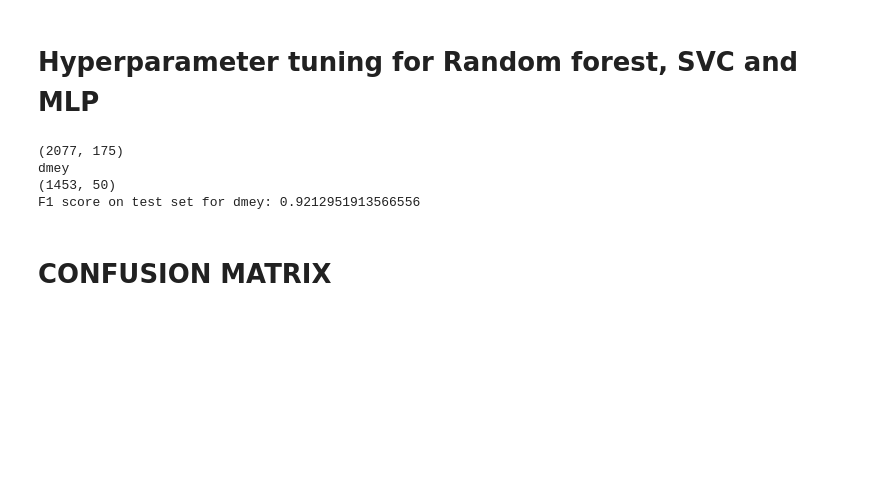
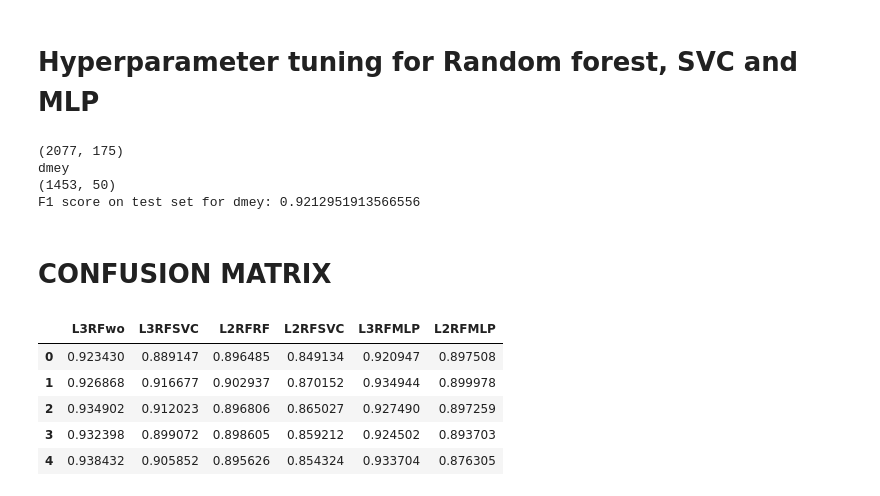
Before and after one commit to AbbasHussain72/Wavelet-featre-extraction-, a Jupyter notebook: current_wavelet_Transform_Technique.ipynb, the cells around one changed output. Drawn from its saved outputs; the diff is of its cells as text; code cells hidden in the pictures; blank space fills up the shorter version.

```diff
--- a/current_wavelet_Transform_Technique.ipynb
+++ b/current_wavelet_Transform_Technique.ipynb
@@ -1275,3 +1275,17 @@ plt.title('Confusion matrix', fontsize = 15)
 plt.ylabel('True')
 plt.xlabel('Predicted')
 plt.show()
+# %%
+#read csv to append the data and reset index
+path1 = '/content/drive/MyDrive/f1_MLPtuned.csv'
+path2 = '/content/drive/MyDrive/f1_tuned.csv'
+path3 = '/content/drive/MyDrive/f1_withoutoptimization.csv'
+
+df1 = pd.read_csv(path1,sep='\t')
+df1 = df1.drop(['Unnamed: 0'], axis = 1)
+df2 = pd.read_csv(path2,sep='\t')
+df2 = df2.drop(['Unnamed: 0'], axis = 1)
+df3 = pd.read_csv(path3,sep='\t')
+df3 = df3.drop(['Unnamed: 0'], axis = 1)
+# %%
+df3 = df3.drop(df3.columns[0],axis = 1)
@@ -1277,0 +1294,9 @@ plt.show()
+# %%
+df3.head()
+# %% [output]
+|  | L3RFwo | L3RFSVC | L2RFRF | L2RFSVC | L3RFMLP | L2RFMLP |
+| 0 | 0.923430 | 0.889147 | 0.896485 | 0.849134 | 0.920947 | 0.897508 |
+| 1 | 0.926868 | 0.916677 | 0.902937 | 0.870152 | 0.934944 | 0.899978 |
+| 2 | 0.934902 | 0.912023 | 0.896806 | 0.865027 | 0.927490 | 0.897259 |
+| 3 | 0.932398 | 0.899072 | 0.898605 | 0.859212 | 0.924502 | 0.893703 |
+| 4 | 0.938432 | 0.905852 | 0.895626 | 0.854324 | 0.933704 | 0.876305 |
```
Also changed, not shown: parts of 9 cells of this notebook.
